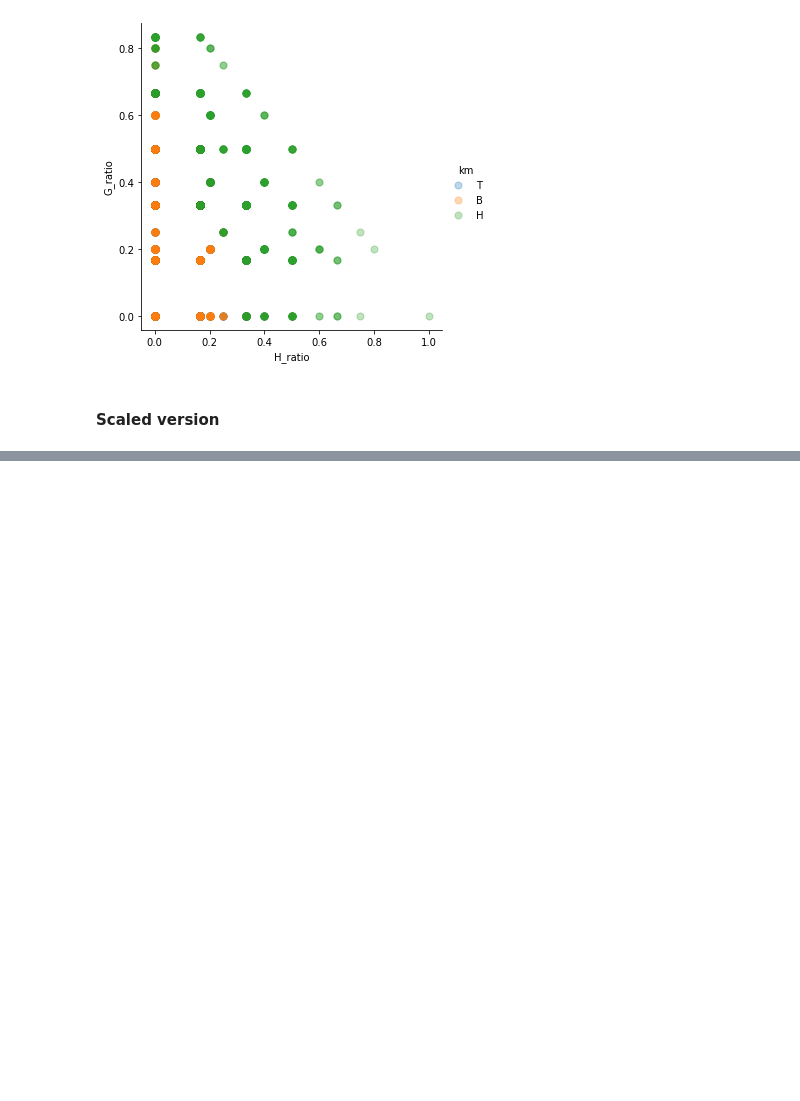
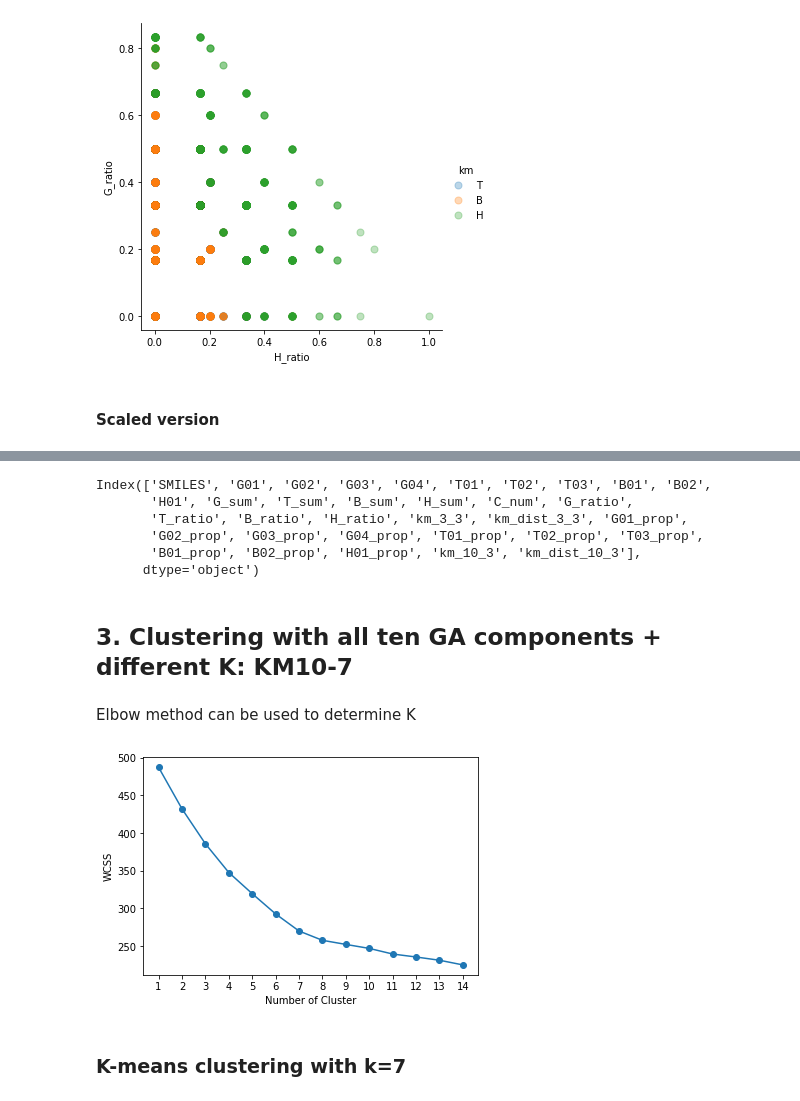
Before and after one commit to jinwoong-nam/clustering_hydrocarbon_radicals, a Jupyter notebook: main_clustering.ipynb, the cells around one changed output, grey strips where cells are left out. Cells and saved outputs as stored; diff of their text form; code cells hidden in the pictures; blank space fills up the shorter version.

Commit message:
main_clustering.ipynb updated. Total_3115_PC_Label.csv added

```diff
--- a/main_clustering.ipynb
+++ b/main_clustering.ipynb
@@ -378,0 +446,6 @@ df_clean.to_csv('3115_species_km.csv')
+# %%
+ga_comp_cols = ['G01','G02','G03','G04','T01','T02','T03','B01','B02','H01']
+df_ga = pd.concat([df_clean[['SMILES', 'C_num']],df_clean[ga_comp_cols]], axis=1).copy()
+# %%
+df_ga = do_kmeans(df_ga, ga_comp_cols, 3, scale=False)
+df_ga.head()
@@ -378,0 +497,44 @@ df_clean.to_csv('3115_species_km.csv')
+# %%
+# df_all_km = df_combined.rename(columns={'km_3_comp':'km_3_3','km_dist':'km_3_3_dist','km_10_comp':'km_10_3'})
+df_all_km = df_combined.drop(columns=['G_ratio_scaled', 'T_ratio_scaled',\
+                                      'B_ratio_scaled', 'H_ratio_scaled',\
+                                      'km_scaled','km_scaled_dist']).copy()
+df_all_km.columns
+# %% [output]
+Index(['SMILES', 'G01', 'G02', 'G03', 'G04', 'T01', 'T02', 'T03', 'B01', 'B02',
+       'H01', 'G_sum', 'T_sum', 'B_sum', 'H_sum', 'C_num', 'G_ratio',
+       'T_ratio', 'B_ratio', 'H_ratio', 'km_3_3', 'km_dist_3_3', 'G01_prop',
+       'G02_prop', 'G03_prop', 'G04_prop', 'T01_prop', 'T02_prop', 'T03_prop',
+       'B01_prop', 'B02_prop', 'H01_prop', 'km_10_3', 'km_dist_10_3'],
+      dtype='object')
+# %% [markdown]
+## 3. Clustering with all ten GA components + different K: KM10-7
+# %% [markdown]
+Elbow method can be used to determine K
+# %%
+# find the optimum K for K-means clustering
+# source code reference: https://nicola-ml.tistory.com/66
+from sklearn.cluster import KMeans
+
+def visualize_elbowmethod(data, param_n_init=10, param_max_iter=300):
+    distortions = []
+    for i in range(1, 15):
+        km = KMeans(n_clusters=i, n_init=param_n_init, max_iter=param_max_iter, random_state=149)
+        km.fit(data)
+        distortions.append(km.inertia_)
+
+    plt.plot(range(1, 15), distortions, marker='o')
+    plt.xticks(range(1,15,1))
+    #plt.ylim(5000, 20000)
+    plt.xlabel('Number of Cluster')
+    plt.ylabel('WCSS')
+    plt.show()
+# %%
+elbow_data = df_ga[['G01_prop','G02_prop','G03_prop','G04_prop','T01_prop','T02_prop','T03_prop',\
+                    'B01_prop','B02_prop','H01_prop']].values
+# %%
+visualize_elbowmethod(elbow_data)
+# %% [output]
+[figure, added]
+# %% [markdown]
+### K-means clustering with k=7
```
Also changed, not shown: parts of 50 cells of this notebook, 1 other file.
